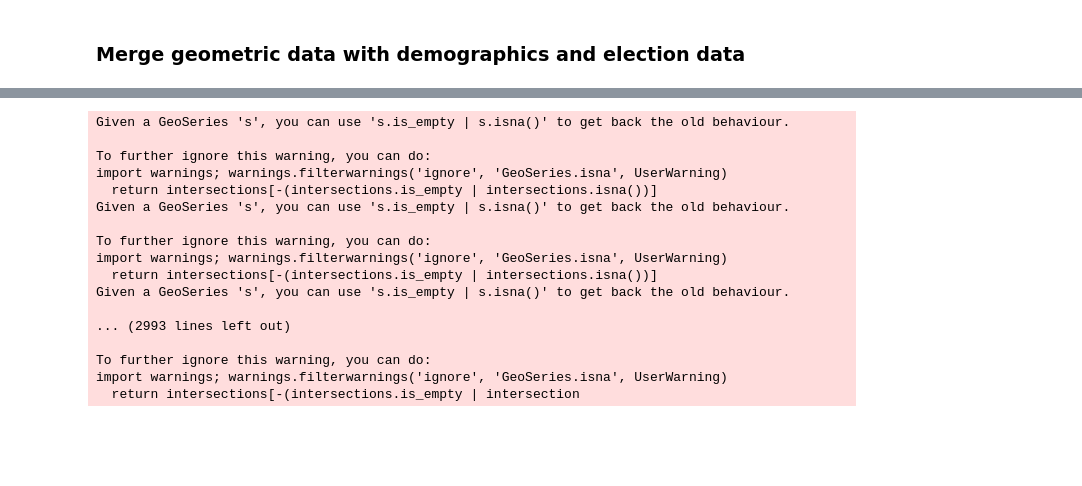
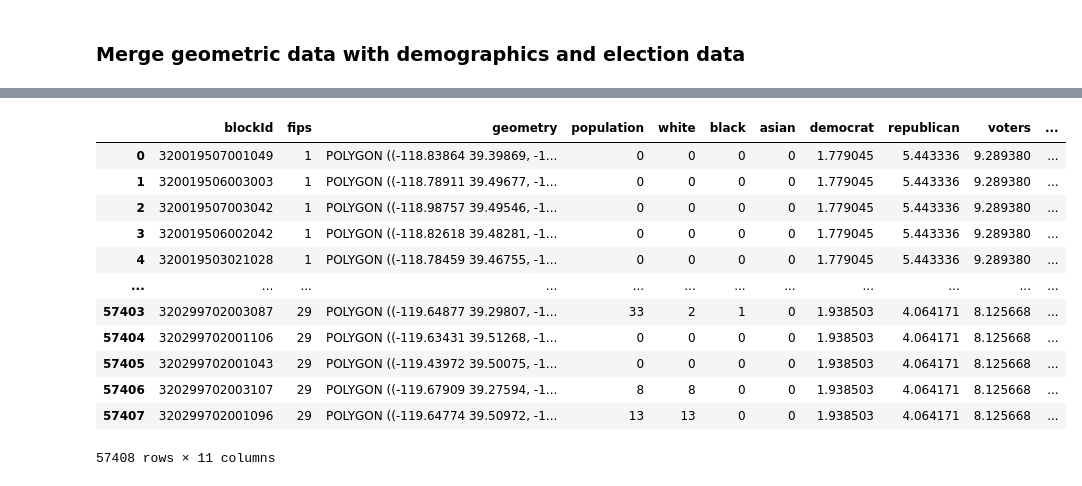
Before and after one commit to catmona/Districting-Plan-Website, a Jupyter notebook: preprocessing/nevada/process_enacted_cb.ipynb, the cells around one changed output, grey strips where cells are left out. Cells and saved outputs as stored; diff of their text form; code cells hidden in the pictures; blank space fills up the shorter version.

```diff
--- a/preprocessing/nevada/process_enacted_cb.ipynb
+++ b/preprocessing/nevada/process_enacted_cb.ipynb
@@ -97,28 +187,28 @@ dtype: int64
 # %%
 ### Assign census blocks to districts and precincts
 # %%
-assignment_cb_districts = maup.assign(cb, districts_geo)
-assert (assignment_cb_districts.isna().sum() == 0), "Error in census block to district assignment"
-cb['district'] = assignment_cb_districts
-assignment_cb_precincts = maup.assign(cb, precincts_geo)
-assert (assignment_cb_precincts.isna().sum() == 0), "Error in census block to precinct assignment"
-cb['precinct'] = assignment_cb_precincts
+# assignment_cb_districts = maup.assign(cb, districts_geo)
+# assert (assignment_cb_districts.isna().sum() == 0), "Error in census block to district assignment"
+# cb['district'] = assignment_cb_districts
+# assignment_cb_precincts = maup.assign(cb, precincts_geo)
+# assert (assignment_cb_precincts.isna().sum() == 0), "Error in census block to precinct assignment"
+# cb['precinct'] = assignment_cb_precincts
+cb_district_assignment
+cb =cb.merge(cb_district_assignment, on='blockId')
-# %% [output]
-Given a GeoSeries 's', you can use 's.is_empty | s.isna()' to get back the old behaviour.
-
-To further ignore this warning, you can do:
-import warnings; warnings.filterwarnings('ignore', 'GeoSeries.isna', UserWarning)
-  return intersections[-(intersections.is_empty | intersections.isna())]
-Given a GeoSeries 's', you can use 's.is_empty | s.isna()' to get back the old behaviour.
-
-To further ignore this warning, you can do:
-import warnings; warnings.filterwarnings('ignore', 'GeoSeries.isna', UserWarning)
-  return intersections[-(intersections.is_empty | intersections.isna())]
-Given a GeoSeries 's', you can use 's.is_empty | s.isna()' to get back the old behaviour.
-
-... (2993 lines left out)
-
-To further ignore this warning, you can do:
-import warnings; warnings.filterwarnings('ignore', 'GeoSeries.isna', UserWarning)
-  return intersections[-(intersections.is_empty | intersection
+# %%
+cb
+# %% [output]
+|  | blockId | fips | geometry | population | white | black | asian | democrat | republican | voters | ... |
+| 0 | 320019507001049 | 1 | POLYGON ((-118.83864 39.39869, -1... | 0 | 0 | 0 | 0 | 1.779045 | 5.443336 | 9.289380 | ... |
+| 1 | 320019506003003 | 1 | POLYGON ((-118.78911 39.49677, -1... | 0 | 0 | 0 | 0 | 1.779045 | 5.443336 | 9.289380 | ... |
+| 2 | 320019507003042 | 1 | POLYGON ((-118.98757 39.49546, -1... | 0 | 0 | 0 | 0 | 1.779045 | 5.443336 | 9.289380 | ... |
+| 3 | 320019506002042 | 1 | POLYGON ((-118.82618 39.48281, -1... | 0 | 0 | 0 | 0 | 1.779045 | 5.443336 | 9.289380 | ... |
+| 4 | 320019503021028 | 1 | POLYGON ((-118.78459 39.46755, -1... | 0 | 0 | 0 | 0 | 1.779045 | 5.443336 | 9.289380 | ... |
+| ... | ... | ... | ... | ... | ... | ... | ... | ... | ... | ... | ... |
+| 57403 | 320299702003087 | 29 | POLYGON ((-119.64877 39.29807, -1... | 33 | 2 | 1 | 0 | 1.938503 | 4.064171 | 8.125668 | ... |
+| 57404 | 320299702001106 | 29 | POLYGON ((-119.63431 39.51268, -1... | 0 | 0 | 0 | 0 | 1.938503 | 4.064171 | 8.125668 | ... |
+| 57405 | 320299702001043 | 29 | POLYGON ((-119.43972 39.50075, -1... | 0 | 0 | 0 | 0 | 1.938503 | 4.064171 | 8.125668 | ... |
+| 57406 | 320299702003107 | 29 | POLYGON ((-119.67909 39.27594, -1... | 8 | 8 | 0 | 0 | 1.938503 | 4.064171 | 8.125668 | ... |
+| 57407 | 320299702001096 | 29 | POLYGON ((-119.64774 39.50972, -1... | 13 | 13 | 0 | 0 | 1.938503 | 4.064171 | 8.125668 | ... |
+57408 rows × 11 columns
 # %%
```
Also changed, not shown: parts of 17 cells of this notebook, 28 other files.
